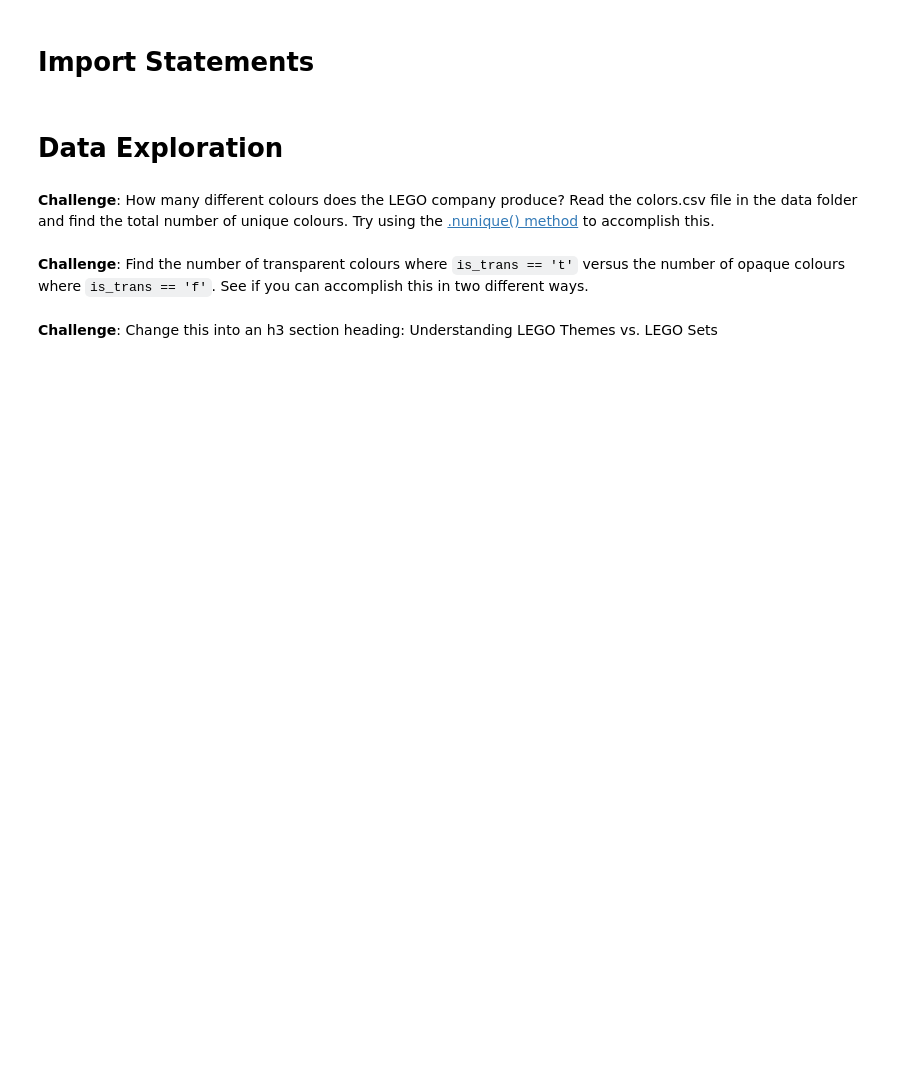
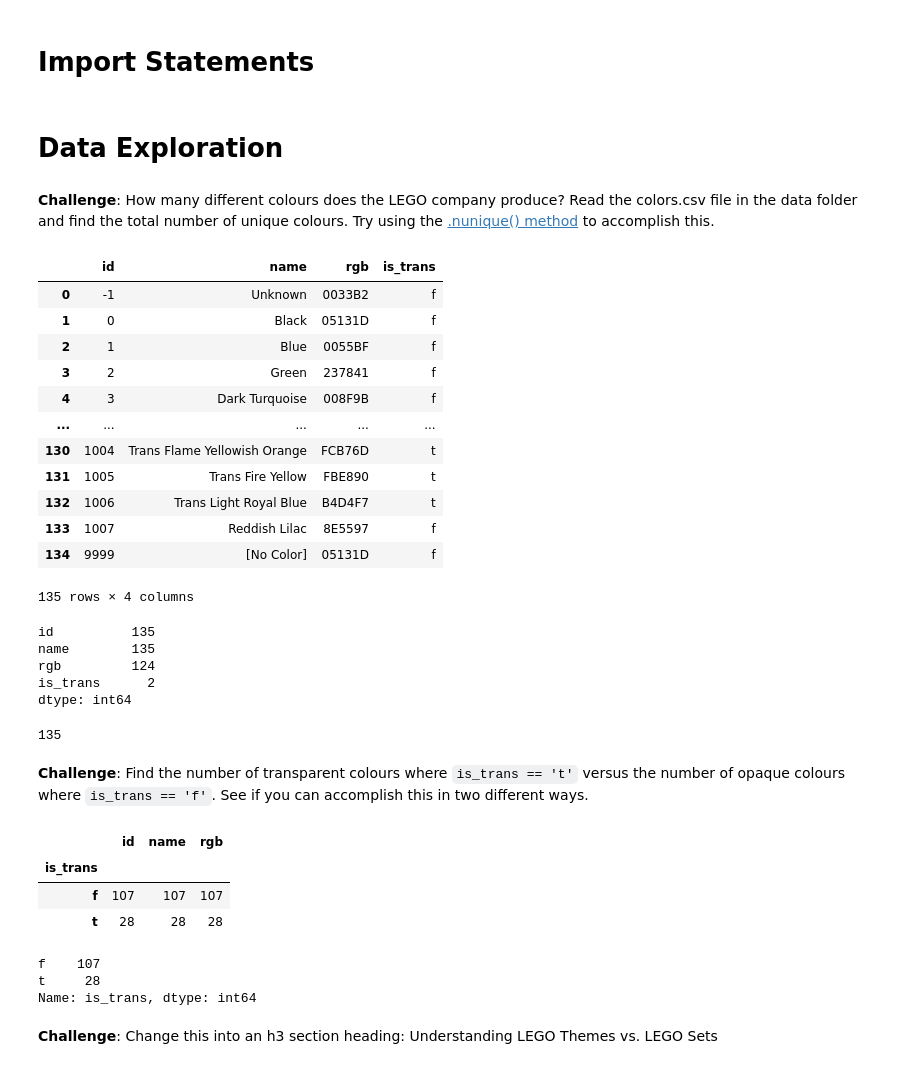
Before and after one commit to SadSack963/day-73_LEGO_aggregate, a Jupyter notebook: Lego_Analysis_for_Course_(start).ipynb, the cells around one changed output. Drawn from its saved outputs; the diff is of its cells as text; code cells hidden in the pictures; blank space fills up the shorter version.

```diff
--- a/Lego_Analysis_for_Course_(start).ipynb
+++ b/Lego_Analysis_for_Course_(start).ipynb
@@ -25,7 +31,50 @@ sets tend to have more or fewer parts than newer sets?</li>
 # Data Exploration
 # %% [markdown]
 **Challenge**: How many different colours does the LEGO company produce? Read the colors.csv file in the data folder and find the total number of unique colours. Try using the [.nunique() method](https://pandas.pydata.org/pandas-docs/stable/reference/api/pandas.DataFrame.nunique.html?highlight=nunique#pandas.DataFrame.nunique) to accomplish this.
+# %%
+colors_df = pd.read_csv('./data/colors.csv')
+colors_df
+# %% [output]
+|  | id | name | rgb | is_trans |
+| 0 | -1 | Unknown | 0033B2 | f |
+| 1 | 0 | Black | 05131D | f |
+| 2 | 1 | Blue | 0055BF | f |
+| 3 | 2 | Green | 237841 | f |
+| 4 | 3 | Dark Turquoise | 008F9B | f |
+| ... | ... | ... | ... | ... |
+| 130 | 1004 | Trans Flame Yellowish Orange | FCB76D | t |
+| 131 | 1005 | Trans Fire Yellow | FBE890 | t |
+| 132 | 1006 | Trans Light Royal Blue | B4D4F7 | t |
+| 133 | 1007 | Reddish Lilac | 8E5597 | f |
+| 134 | 9999 | [No Color] | 05131D | f |
+135 rows × 4 columns
+# %%
+colors_df.nunique()
+# %% [output]
+id          135
+name        135
+rgb         124
+is_trans      2
+dtype: int64
+# %%
+# colors_df.nunique()['rgb']
+colors_df['name'].nunique()
+# %% [output]
+135
 # %% [markdown]
 **Challenge**: Find the number of transparent colours where <code>is_trans == 't'</code> versus the number of opaque colours where <code>is_trans == 'f'</code>. See if you can accomplish this in two different ways.
+# %%
+colors_df.groupby('is_trans').count()
+# %% [output]
+|  | id | name | rgb |
+| is_trans |  |  |  |
+| f | 107 | 107 | 107 |
+| t | 28 | 28 | 28 |
+# %%
+colors_df['is_trans'].value_counts()
+# %% [output]
+f    107
+t     28
+Name: is_trans, dtype: int64
 # %% [markdown]
 **Challenge**: Change this into an h3 section heading: Understanding LEGO Themes vs. LEGO Sets
```
Also changed, not shown: parts of 15 cells of this notebook.
